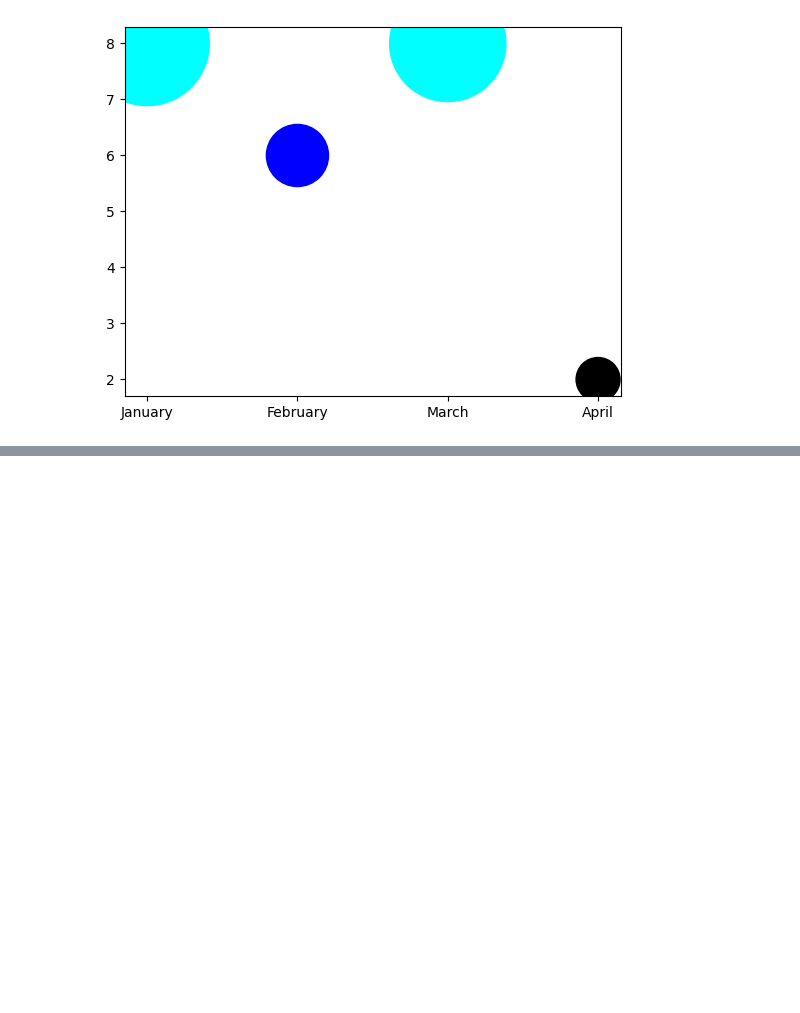
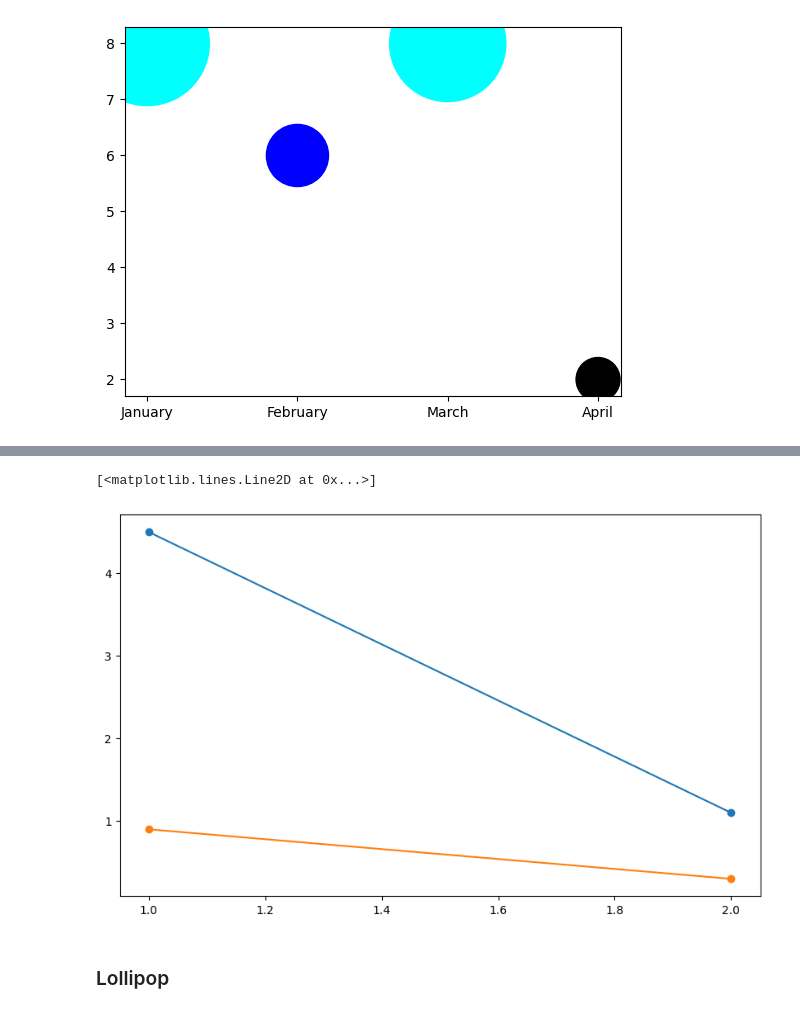
Before and after one commit to kazmierczakP/DataScienceNotebooks, a Jupyter notebook: Visualization.ipynb, the cells around one changed output, grey strips where cells are left out. Saved outputs shown, nothing was run; the diff lists cells and outputs as text; code cells hidden in the pictures; blank space fills up the shorter version.

```diff
--- a/Visualization.ipynb
+++ b/Visualization.ipynb
@@ -440,0 +473,13 @@ plt.scatter(df.index.month_name(),df['amount'],df['s']*1000,color=df['color'])
+# %%
+x=[1,2]
+y1=[4.5,1.1]
+y2=[0.9,0.3]
+# %%
+plt.figure(figsize=(10,6))
+plt.plot(x,y1,marker='o')
+plt.plot(x,y2,marker='o')
+# %% [output]
+[<matplotlib.lines.Line2D at 0x...>]
+[figure, added]
+# %% [markdown]
+### Lollipop
```
Also changed, not shown: parts of 38 cells of this notebook.
